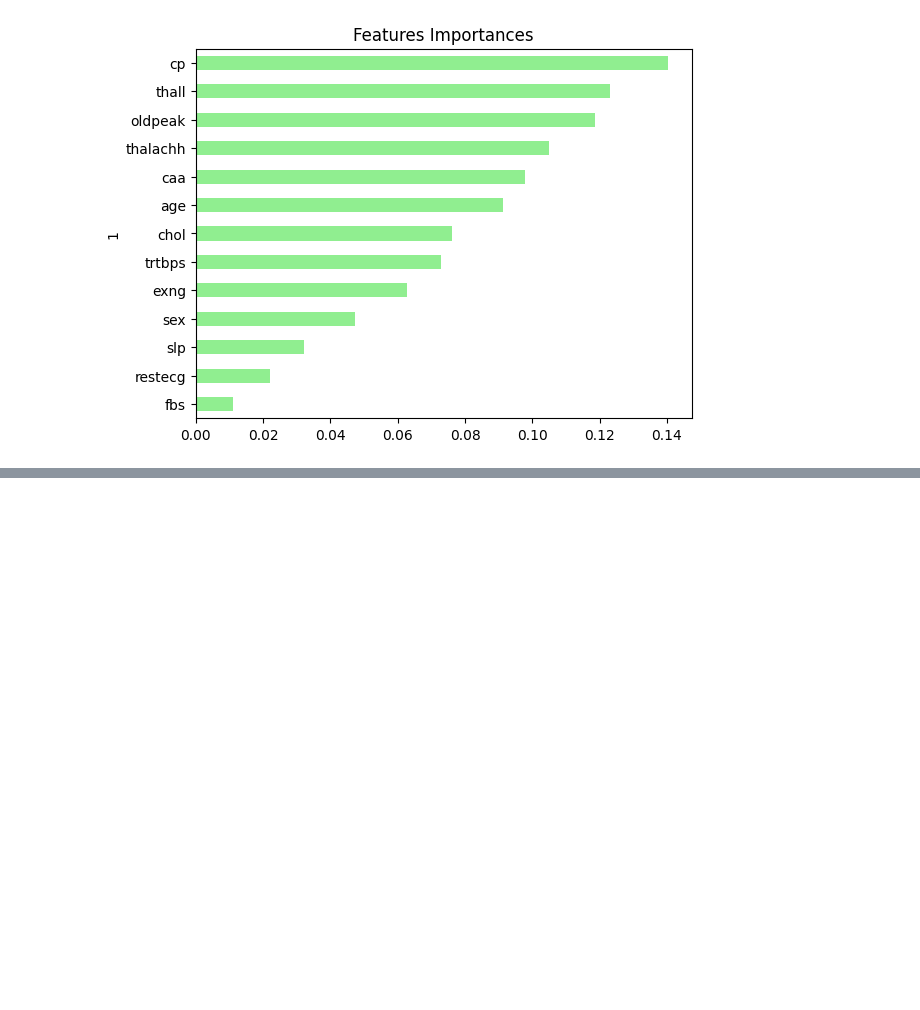
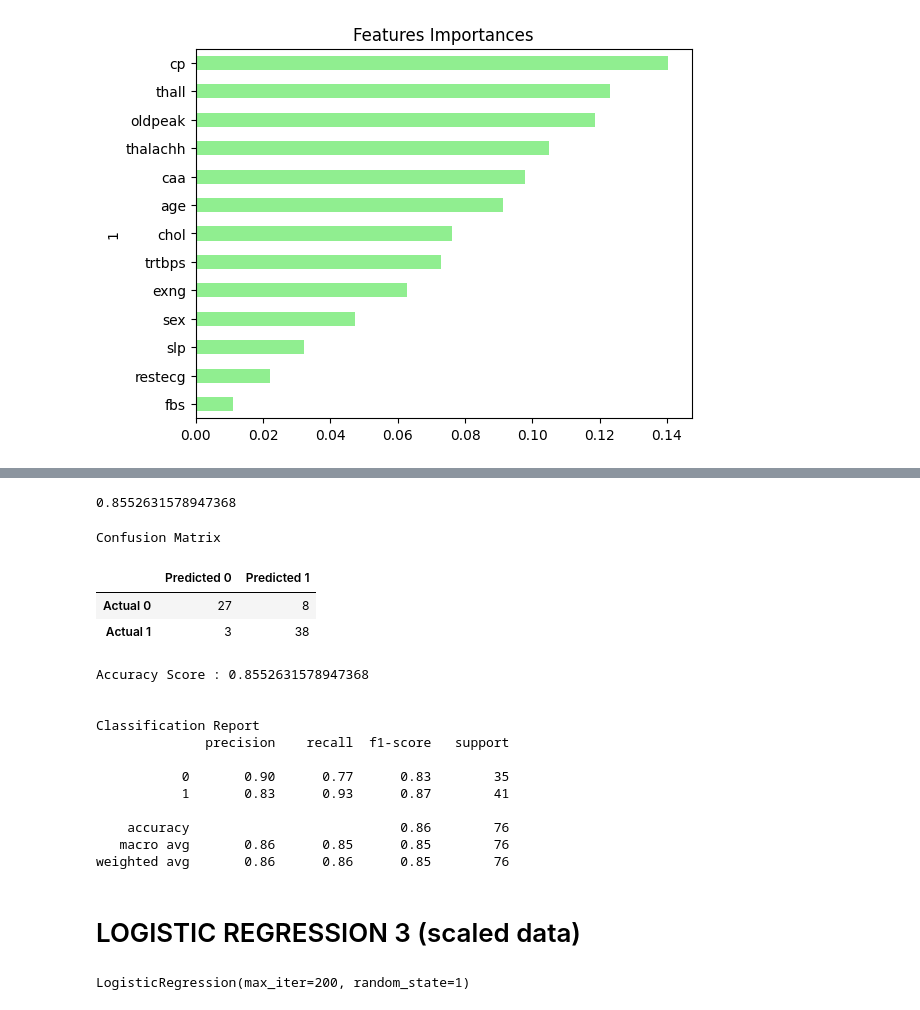
Before and after one commit to dwilson1821/Heart-Attack-Analysis, a Jupyter notebook: start.ipynb, the cells around one changed output, grey strips where cells are left out. Drawn from its saved outputs; the diff is of its cells as text; code cells hidden in the pictures; blank space fills up the shorter version.

```diff
--- a/start.ipynb
+++ b/start.ipynb
@@ -557,0 +625,13 @@ importances_sorted.plot(kind='barh', color='lightgreen', title= 'Features Import
+# %%
+y = df["output"]
+X = df.drop(columns="output")
+
+
+# Split the data into training and testing sets
+X_train, X_test, y_train, y_test = train_test_split(X, y, random_state=1, stratify=y)
+
+# Create the Logistic Regression classifier
+classifier = LogisticRegression(solver='lbfgs', max_iter=1000, random_state=1)
+
+# Train the classifier
+classifier.fit(X_train, y_train)
@@ -557,0 +646,4 @@ importances_sorted.plot(kind='barh', color='lightgreen', title= 'Features Import
+# %%
+predictions = classifier.predict(X_test)
+results = pd.DataFrame({"Prediction": predictions, "Actual": y_test}).reset_index(drop=True)
+results.head()
@@ -557,0 +657,63 @@ importances_sorted.plot(kind='barh', color='lightgreen', title= 'Features Import
+# %%
+# Display the accuracy score for the test dataset.
+accuracy_score(y_test, predictions)
+# %% [output]
+0.8552631578947368
+# %%
+#Calculating the confusion matrix
+cm = confusion_matrix(y_test, predictions)
+cm_df = pd.DataFrame(
+    cm, index=["Actual 0", "Actual 1"], columns=["Predicted 0", "Predicted 1"]
+)
+
+# Calculating the accuracy score
+acc_score = accuracy_score(y_test, predictions)
+# %%
+# Displaying results
+print("Confusion Matrix")
+display(cm_df)
+print(f"Accuracy Score : {acc_score}")
+print('\n')
+print("Classification Report")
+print(classification_report(y_test, predictions))
+# %% [output]
+Confusion Matrix
+|  | Predicted 0 | Predicted 1 |
+| Actual 0 | 27 | 8 |
+| Actual 1 | 3 | 38 |
+Accuracy Score : 0.8552631578947368
+
+
+Classification Report
+              precision    recall  f1-score   support
+
+           0       0.90      0.77      0.83        35
+           1       0.83      0.93      0.87        41
+
+    accuracy                           0.86        76
+   macro avg       0.86      0.85      0.85        76
+weighted avg       0.86      0.86      0.85        76
+# %% [markdown]
+# LOGISTIC REGRESSION 3 (scaled data)
+# %%
+# Extract the target variable (output) and features
+y = df["output"]
+X = df.drop(columns="output")
+
+# Split the data into training and testing sets
+X_train, X_test, y_train, y_test = train_test_split(X, y, random_state=1, stratify=y)
+
+# Create the StandardScaler
+scaler = StandardScaler()
+
+# Fit the scaler on the training data and transform both the training and test sets
+X_train_scaled = scaler.fit_transform(X_train)
+X_test_scaled = scaler.transform(X_test)
+
+# Create the Logistic Regression classifier
+classifier = LogisticRegression(solver='lbfgs', max_iter=200, random_state=1)
+
+# Train the classifier on the scaled data
+classifier.fit(X_train_scaled, y_train)
+# %% [output]
+LogisticRegression(max_iter=200, random_state=1)
```
Also changed, not shown: parts of 44 cells of this notebook, 1 other file.
